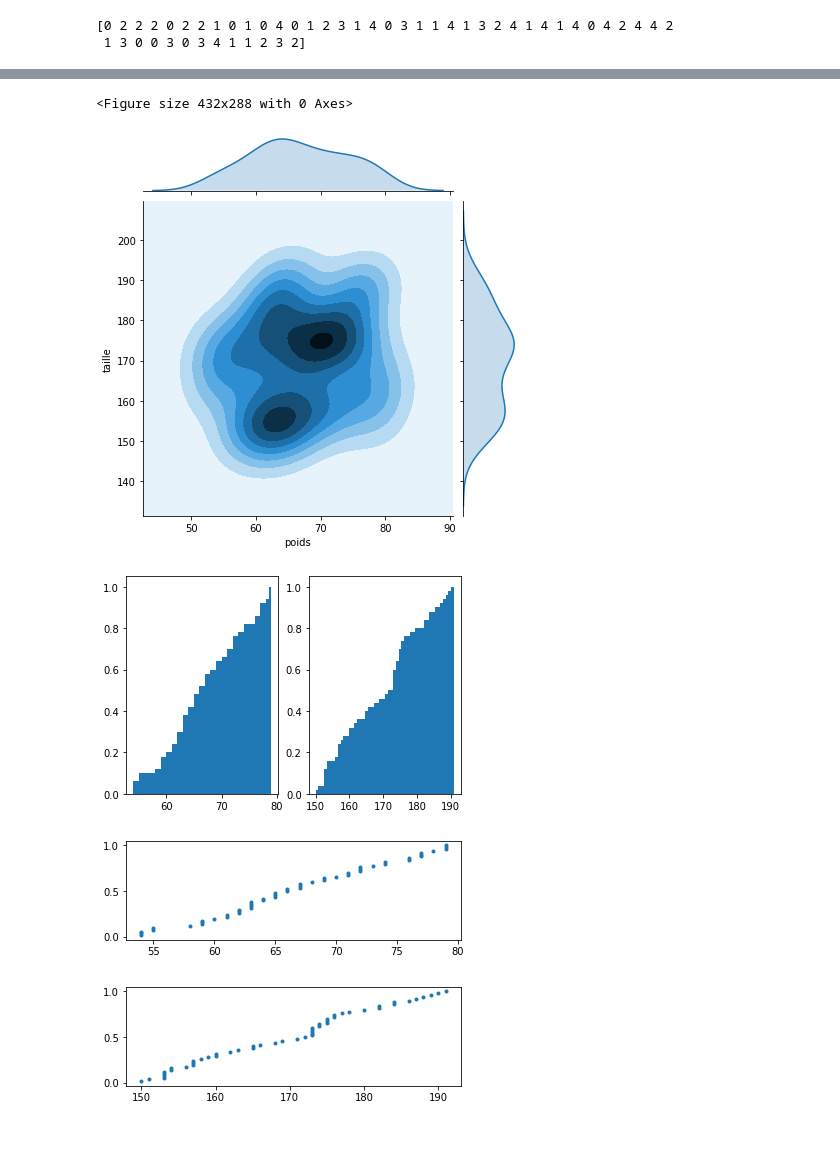
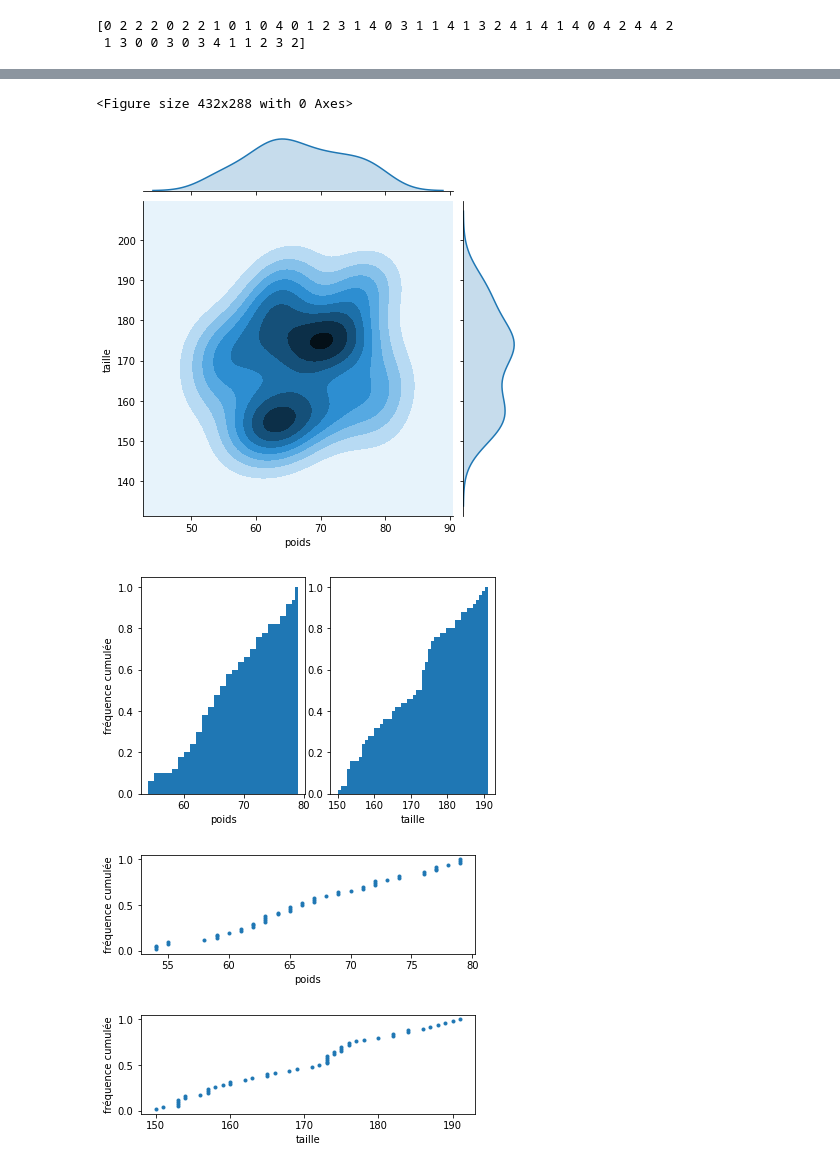
Before and after one commit to Romeo-LEON/machine_learning_kmeans, a Jupyter notebook: Machine_Learning.ipynb, the cells around one changed output, grey strips where cells are left out. Drawn from its saved outputs; the diff is of its cells as text; code cells hidden in the pictures; blank space fills up the shorter version.

```diff
--- a/Machine_Learning.ipynb
+++ b/Machine_Learning.ipynb
@@ -56,38 +56,47 @@ plt.show()
 #Création d'histogrammes cumulatifs permettant d'appréhender la répartition de la population générée
 plt.figure()
 plt.subplot(1,2,1)
 plt.hist(df['poids'], density=True, cumulative=True,bins=50)
+plt.xlabel('poids')
+plt.ylabel('fréquence cumulée')
+plt.tight_layout(pad=2)
 plt.subplot(1,2,2)
 plt.hist(df['taille'],density=True,cumulative=True,bins=50)
+plt.xlabel('taille')
+
 plt.show()
 
-#Création d'une fonction d'ECDF et utilisation de celle-ci pour classifier et observer statistiquement la population étudiée
+#Création d'une fonction d'ECDF et utilisation de cette dernière pour classifier et observer statistiquement la population étudiée
 def ecdf(data):
     x = np.sort(data)
     n = x.size
     y = np.arange(1, n+1) / n
     return(x,y)
 
 x,y = ecdf(df['poids'])
 x_,y_ = ecdf(df['taille'])
-plt.subplot(2,1,1)
+plt.subplot(2,1,1,)
 plt.scatter(x,y,marker='.')
+plt.xlabel('poids')
+plt.ylabel('fréquence cumulée')
 plt.show()
 plt.subplot(2,1,2)
 plt.scatter(x_,y_,marker='.')
+plt.xlabel('taille')
+plt.ylabel('fréquence cumulée')
 plt.show()
 
 #Affichage du dataframe contenant les données d'entrées et leur cluster d'appartenance.
 print(df)
 # %% [output]
 [0 2 2 2 0 2 2 1 0 1 0 4 0 1 2 3 1 4 0 3 1 1 4 1 3 2 4 1 4 1 4 0 4 2 4 4 2
  1 3 0 0 3 0 3 4 1 1 2 3 2]
 [figure]
 <Figure size 432x288 with 0 Axes>
 [figure]
-[figure, old version]
+[figure, new version]
-[figure, old version]
+[figure, new version]
-[figure, old version]
+[figure, new version]
 poids  taille                                 output
 0      59     180           Poids léger & taille moyenne
 1      65     157            Poids lourd & petite taille
```
